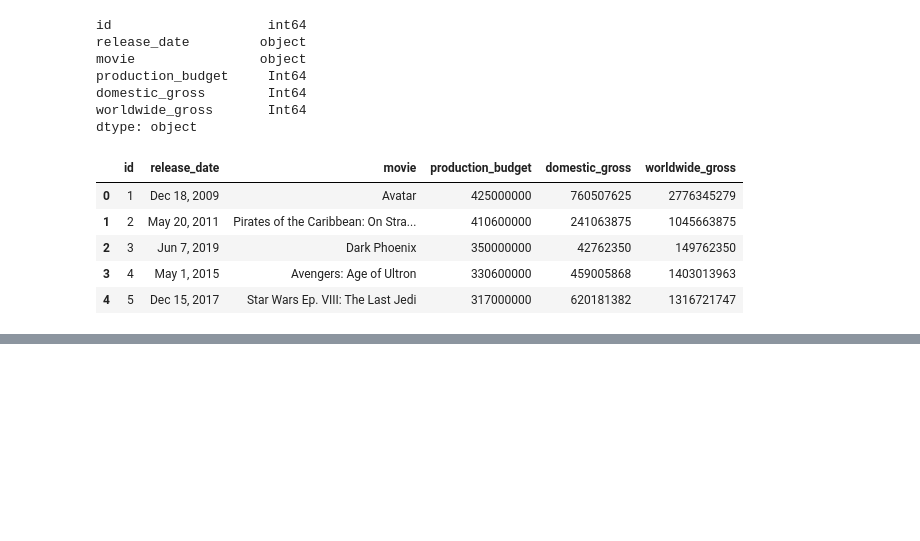
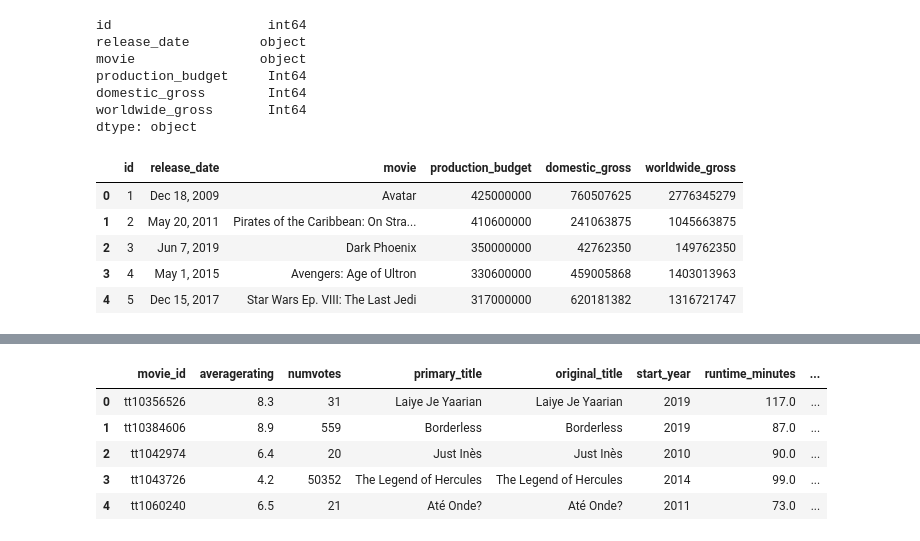
Before and after one commit to Graham-49/Phase2-project, a Jupyter notebook: notebooks/charity.ipynb, the cells around one changed output, grey strips where cells are left out. Drawn from its saved outputs; the diff is of its cells as text; code cells hidden in the pictures; blank space fills up the shorter version.

```diff
--- a/notebooks/charity.ipynb
+++ b/notebooks/charity.ipynb
@@ -169,0 +287,3 @@ TypeError: read_sql() missing 1 required positional argument: 'con'
+# %%
+#dropping null values
+im_df = im_df.dropna()
@@ -169,0 +308,9 @@ TypeError: read_sql() missing 1 required positional argument: 'con'
+# %%
+im_df.head()
+# %% [output]
+|  | movie_id | averagerating | numvotes | primary_title | original_title | start_year | runtime_minutes | ... |
+| 0 | tt10356526 | 8.3 | 31 | Laiye Je Yaarian | Laiye Je Yaarian | 2019 | 117.0 | ... |
+| 1 | tt10384606 | 8.9 | 559 | Borderless | Borderless | 2019 | 87.0 | ... |
+| 2 | tt1042974 | 6.4 | 20 | Just Inès | Just Inès | 2010 | 90.0 | ... |
+| 3 | tt1043726 | 4.2 | 50352 | The Legend of Hercules | The Legend of Hercules | 2014 | 99.0 | ... |
+| 4 | tt1060240 | 6.5 | 21 | Até Onde? | Até Onde? | 2011 | 73.0 | ... |
```
Also changed, not shown: parts of 15 cells of this notebook.
